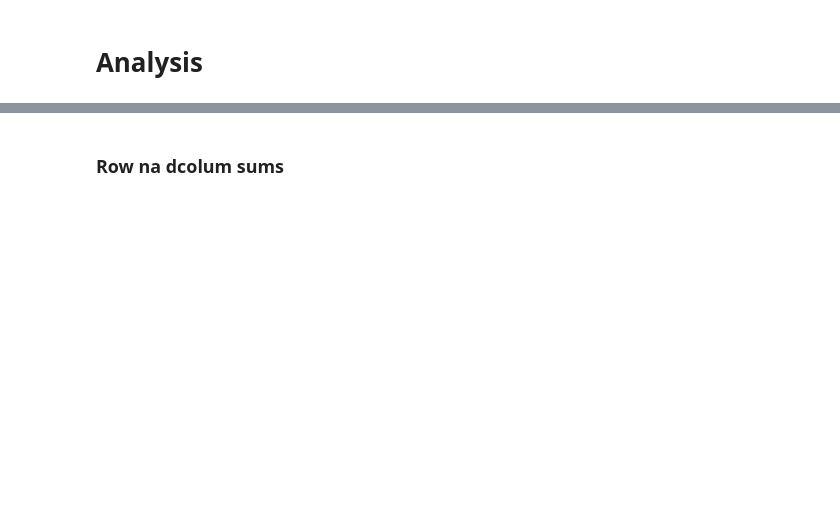
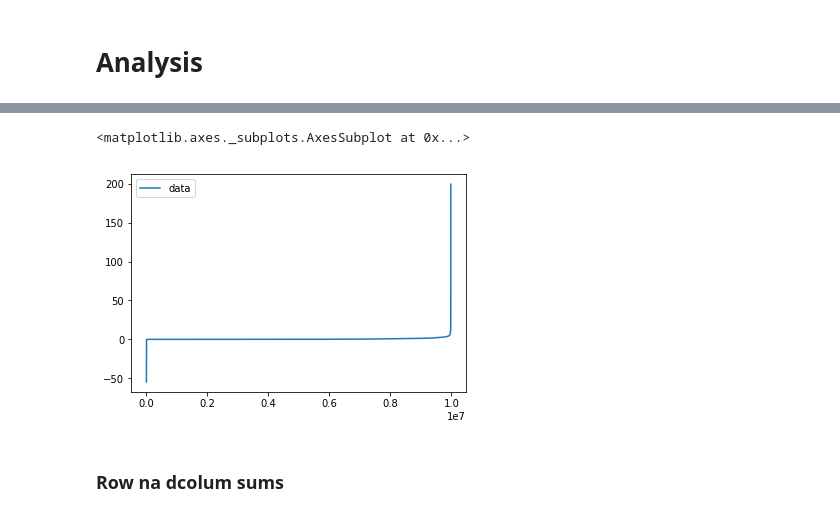
Before and after one commit to Amglex/Mutual-Funds, a Jupyter notebook: notebooks/01 - Large CSV.ipynb, the cells around one changed output, grey strips where cells are left out. Cells and saved outputs as stored; diff of their text form; code cells hidden in the pictures; blank space fills up the shorter version.

```diff
--- a/notebooks/01 - Large CSV.ipynb
+++ b/notebooks/01 - Large CSV.ipynb
@@ -40,0 +160,4 @@ holdings = load_data(data_path,'holdings')
+# %%
+path = '../data/raw/out_s.csv'
+input_file = open(path)
+reader = csv.reader(input_file, delimiter=',')
@@ -361,3 +346,8 @@ port_obj_map = dict(zip(info.port_ID, info.crsp_obj_cd))
+# %%
+data_s.sort_values(by='data').reset_index()[['data']].plot()
+# %% [output]
+<matplotlib.axes._subplots.AxesSubplot at 0x...>
+[figure, added]
 # %% [markdown]
 ### Row na dcolum sums
 # %%
```
Also changed, not shown: parts of 92 cells of this notebook, 2 other files.
